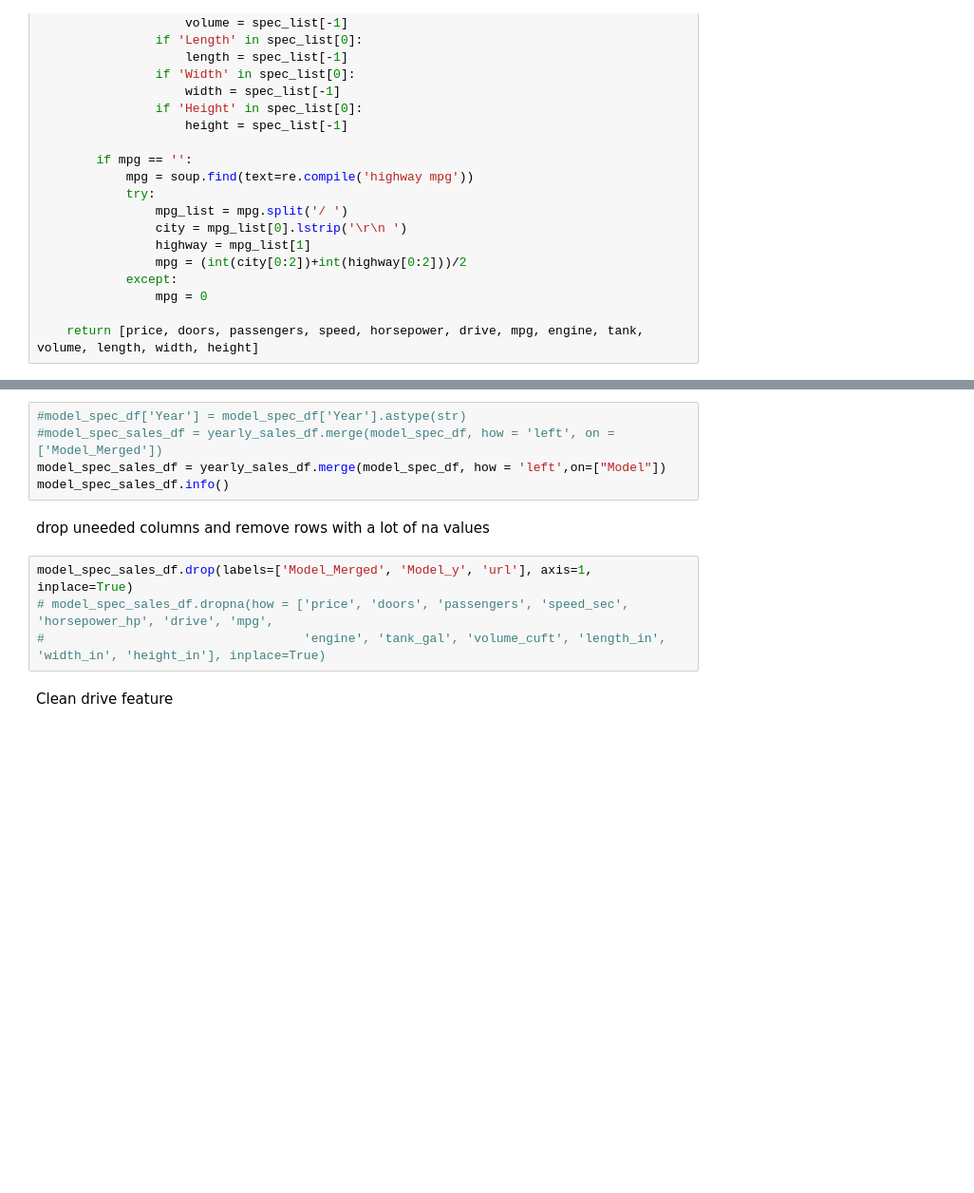
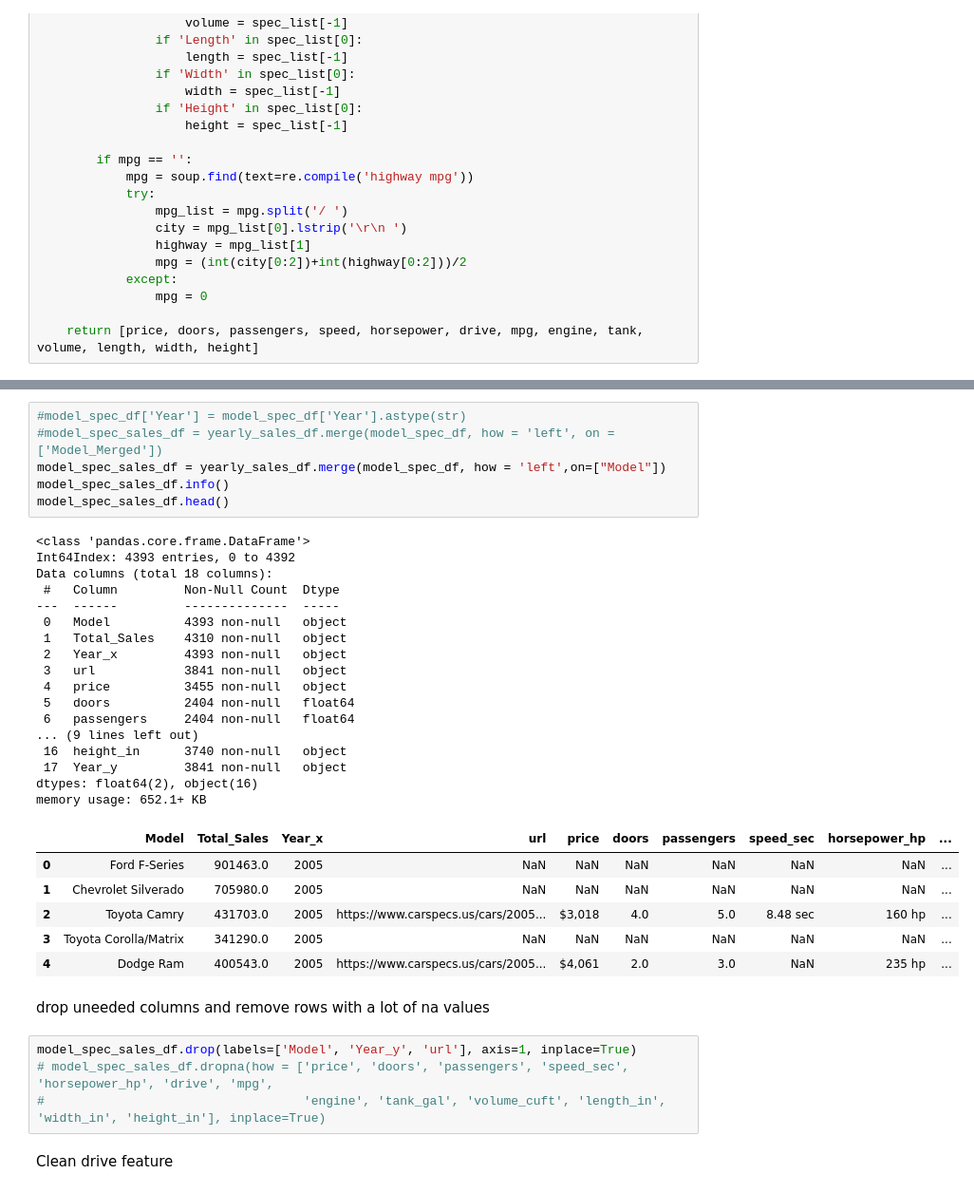
Before and after one commit to racheldilley1/car-sales-predictor, a Jupyter notebook: Notebooks/Data Acquisition & Cleaning.ipynb, the cells around one changed output, grey strips where cells are left out. Shown at 95% size. Drawn from its saved outputs; the diff is of its cells as text; blank space fills up the shorter version.

```diff
--- a/Notebooks/Data Acquisition & Cleaning.ipynb
+++ b/Notebooks/Data Acquisition & Cleaning.ipynb
@@ -403,12 +444,37 @@ model_spec_df.head()
 # %%
 #model_spec_df['Year'] = model_spec_df['Year'].astype(str)
 #model_spec_sales_df = yearly_sales_df.merge(model_spec_df, how = 'left', on = ['Model_Merged'])
 model_spec_sales_df = yearly_sales_df.merge(model_spec_df, how = 'left',on=["Model"])
 model_spec_sales_df.info()
+model_spec_sales_df.head()
+# %% [output]
+<class 'pandas.core.frame.DataFrame'>
+Int64Index: 4393 entries, 0 to 4392
+Data columns (total 18 columns):
+ #   Column         Non-Null Count  Dtype
+---  ------         --------------  -----
+ 0   Model          4393 non-null   object
+ 1   Total_Sales    4310 non-null   object
+ 2   Year_x         4393 non-null   object
+ 3   url            3841 non-null   object
+ 4   price          3455 non-null   object
+ 5   doors          2404 non-null   float64
+ 6   passengers     2404 non-null   float64
+... (9 lines left out)
+ 16  height_in      3740 non-null   object
+ 17  Year_y         3841 non-null   object
+dtypes: float64(2), object(16)
+memory usage: 652.1+ KB
+|  | Model | Total_Sales | Year_x | url | price | doors | passengers | speed_sec | horsepower_hp | ... |
+| 0 | Ford F-Series | 901463.0 | 2005 | NaN | NaN | NaN | NaN | NaN | NaN | ... |
+| 1 | Chevrolet Silverado | 705980.0 | 2005 | NaN | NaN | NaN | NaN | NaN | NaN | ... |
+| 2 | Toyota Camry | 431703.0 | 2005 | https://www.carspecs.us/cars/2005... | $3,018 | 4.0 | 5.0 | 8.48 sec | 160 hp | ... |
+| 3 | Toyota Corolla/Matrix | 341290.0 | 2005 | NaN | NaN | NaN | NaN | NaN | NaN | ... |
+| 4 | Dodge Ram | 400543.0 | 2005 | https://www.carspecs.us/cars/2005... | $4,061 | 2.0 | 3.0 | NaN | 235 hp | ... |
 # %% [markdown]
 drop uneeded columns and remove rows with a lot of na values
 # %%
-model_spec_sales_df.drop(labels=['Model_Merged', 'Model_y', 'url'], axis=1, inplace=True)
+model_spec_sales_df.drop(labels=['Model', 'Year_y', 'url'], axis=1, inplace=True)
 # model_spec_sales_df.dropna(how = ['price', 'doors', 'passengers', 'speed_sec', 'horsepower_hp', 'drive', 'mpg',
 #                                   'engine', 'tank_gal', 'volume_cuft', 'length_in', 'width_in', 'height_in'], inplace=True)
 # %% [markdown]
```
Also changed, not shown: parts of 9 cells of this notebook, 2 other files.
